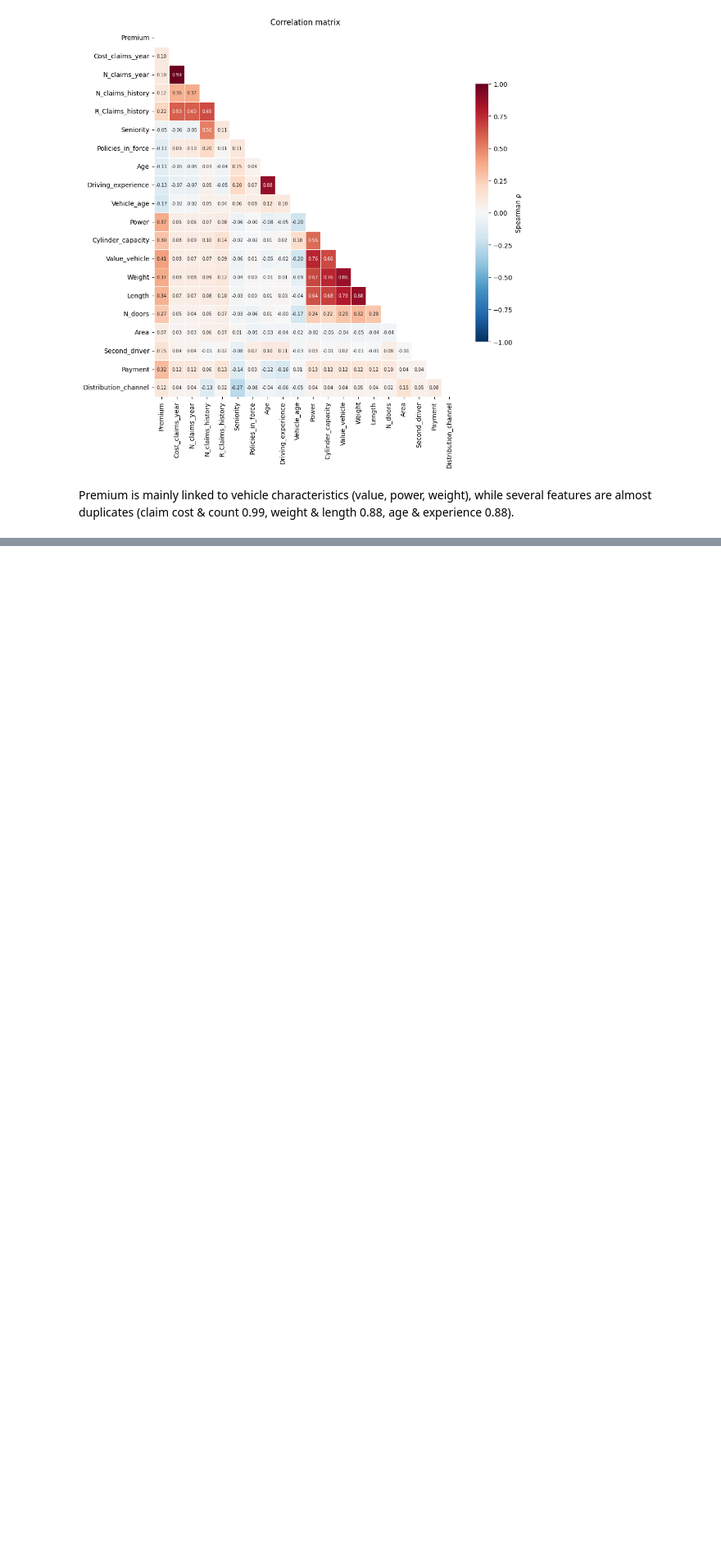
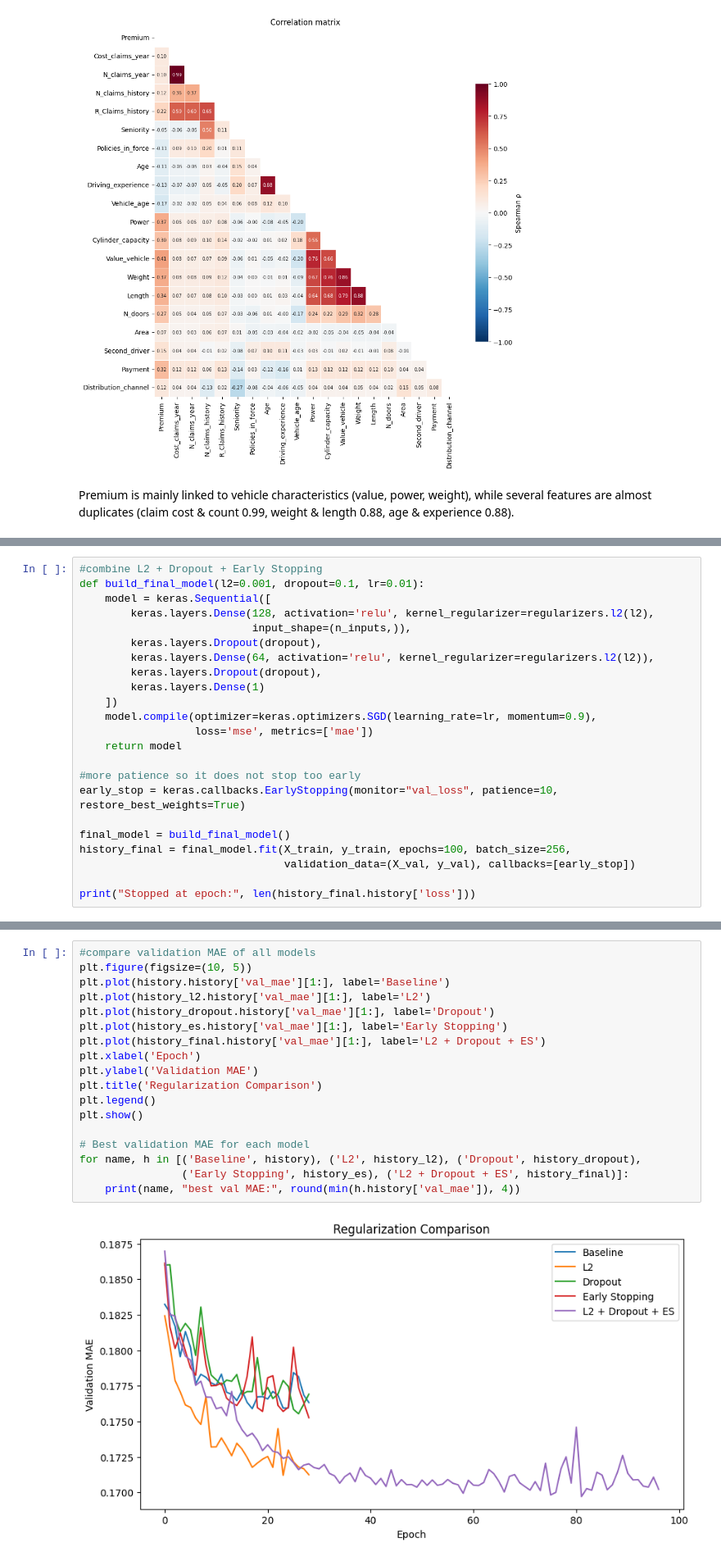
Before and after one commit to Aleenw/car-insurance-prediction, a Jupyter notebook: Deep_Learning_Project.ipynb, the cells around one changed output, grey strips where cells are left out. Shown at 82% size. Cells and saved outputs as stored; diff of their text form; blank space fills up the shorter version.

```diff
--- a/Deep_Learning_Project.ipynb
+++ b/Deep_Learning_Project.ipynb
@@ -405,0 +755,23 @@ Premium is mainly linked to vehicle characteristics (value, power, weight), whil
+# %%
+#combine L2 + Dropout + Early Stopping
+def build_final_model(l2=0.001, dropout=0.1, lr=0.01):
+    model = keras.Sequential([
+        keras.layers.Dense(128, activation='relu', kernel_regularizer=regularizers.l2(l2),
+                           input_shape=(n_inputs,)),
+        keras.layers.Dropout(dropout),
+        keras.layers.Dense(64, activation='relu', kernel_regularizer=regularizers.l2(l2)),
+        keras.layers.Dropout(dropout),
+        keras.layers.Dense(1)
+    ])
+    model.compile(optimizer=keras.optimizers.SGD(learning_rate=lr, momentum=0.9),
+                  loss='mse', metrics=['mae'])
+    return model
+
+#more patience so it does not stop too early
+early_stop = keras.callbacks.EarlyStopping(monitor="val_loss", patience=10, restore_best_weights=True)
+
+final_model = build_final_model()
+history_final = final_model.fit(X_train, y_train, epochs=100, batch_size=256,
+                                validation_data=(X_val, y_val), callbacks=[early_stop])
+
+print("Stopped at epoch:", len(history_final.history['loss']))
@@ -405,0 +796,20 @@ Premium is mainly linked to vehicle characteristics (value, power, weight), whil
+# %%
+#compare validation MAE of all models
+plt.figure(figsize=(10, 5))
+plt.plot(history.history['val_mae'][1:], label='Baseline')
+plt.plot(history_l2.history['val_mae'][1:], label='L2')
+plt.plot(history_dropout.history['val_mae'][1:], label='Dropout')
+plt.plot(history_es.history['val_mae'][1:], label='Early Stopping')
+plt.plot(history_final.history['val_mae'][1:], label='L2 + Dropout + ES')
+plt.xlabel('Epoch')
+plt.ylabel('Validation MAE')
+plt.title('Regularization Comparison')
+plt.legend()
+plt.show()
+
+# Best validation MAE for each model
+for name, h in [('Baseline', history), ('L2', history_l2), ('Dropout', history_dropout),
+                ('Early Stopping', history_es), ('L2 + Dropout + ES', history_final)]:
+    print(name, "best val MAE:", round(min(h.history['val_mae']), 4))
+# %% [output]
+[figure, added]
```
Also changed, not shown: parts of 47 cells of this notebook, 4 other files.
